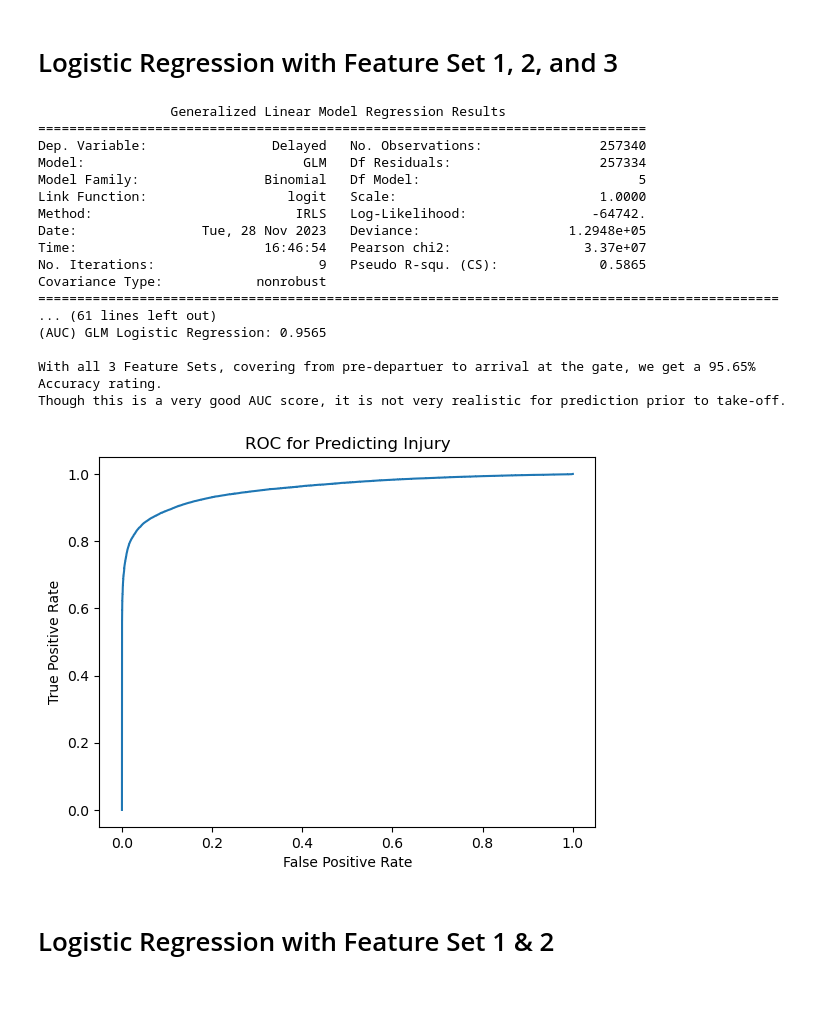
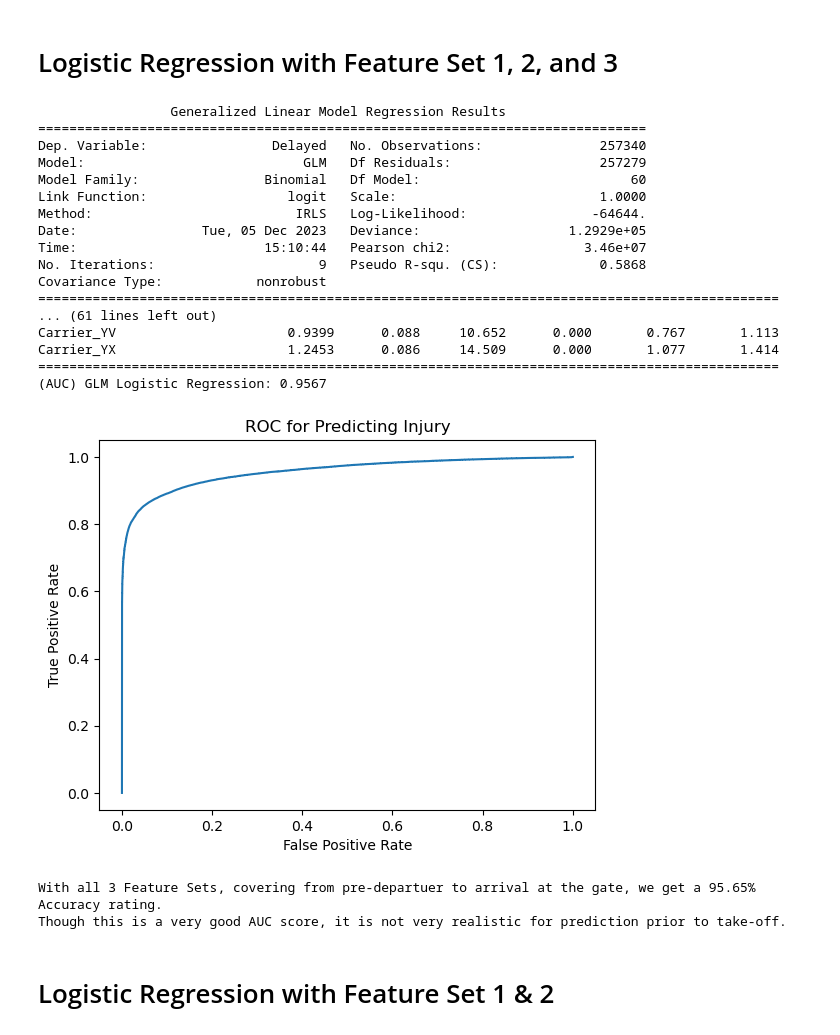
Before and after one commit to NedKost/MS-AAI-501-Team-Project, a Jupyter notebook: notebooks/Logistic Regression.ipynb, the cells around one changed output. Cells and saved outputs as stored; diff of their text form; code cells hidden in the pictures; blank space fills up the shorter version.

```diff
--- a/notebooks/Logistic Regression.ipynb
+++ b/notebooks/Logistic Regression.ipynb
@@ -220,69 +199,39 @@ The strong Linear relationship between Departure Delay (DepDelay) and Arrival De
 # Logistic Regression with Feature Set 1, 2, and 3
 # %%
 # Columns to use as Features
-features = ['Month', 'DayOfWeek', 'DayofMonth', 'Origin', 'Dest','CRSDepTime', 'CRSArrTime', 'CRSElapsedTime',
+fs123 = ['Month', 'DayOfWeek', 'DayofMonth', 'Origin', 'Dest','CRSDepTime', 'CRSArrTime', 'CRSElapsedTime',
             'Distance', 'Carrier', 'Aircraft_Daily_Flight_Count', 'Full-time', 'Part-time', 'Origin_Windspeed',
             'Origin_Precip', 'Dest_Windspeed', 'Dest_Precip', 'origin_ianaTimeZone', 'dest_ianaTimeZone',
             'DepDelay','DepTarmacTime', 'AirTime', 'ArrTarmacTime']
 
 
-# Declare X and Y from dataframe
-x = flights_df[features]
-y = flights_df['Delayed']
+# Run Logistic Regression Model using feature sets 1, 2, and 3
+fs123_binom_model = run_logreg_model(flights_df, fs123)
 
-# Encoding categorical variables
-x = binary_encode_timezone(x, ['origin_ianaTimeZone', 'dest_ianaTimeZone', 'Dest', 'Origin'])
-x = pd.get_dummies(x, columns=['Carrier'])
-
-# Split datset into Test / Train datasets
-x_train, x_test, y_train, y_test = train_test_split(x, y, test_size=0.25, random_state=42)
-
-# Initiate the GLM Model, fit it to data, and output the summary
-glm_binom_model = sm.GLM(y_train, x_train, family=sm.families.Binomial(link=sm.families.links.logit())).fit()
-print(glm_binom_model.summary())
-
-# Predict probability that given y value is 1
-y_predict = glm_binom_model.predict(x_test)
-
-# Calculate AUC of model
-auc = roc_auc_score(y_test, y_predict)
-acc = accuracy_score(y_test, y_predict)
-
-# Print AUC score and Summary
-print('(AUC) GLM Logistic Regression: %.4f' % auc)
 print('')
 print('With all 3 Feature Sets, covering from pre-departuer to arrival at the gate, we get a 95.65%  Accuracy rating.')
 print('Though this is a very good AUC score, it is not very realistic for prediction prior to take-off.')
 # %% [output]
                  Generalized Linear Model Regression Results
 ==============================================================================
 Dep. Variable:                Delayed   No. Observations:               257340
-Model:                            GLM   Df Residuals:                   257334
-Model Family:                Binomial   Df Model:                            5
+Model:                            GLM   Df Residuals:                   257279
+Model Family:                Binomial   Df Model:                           60
 Link Function:                  logit   Scale:                          1.0000
-Method:                          IRLS   Log-Likelihood:                -64742.
-Date:                Tue, 28 Nov 2023   Deviance:                   1.2948e+05
-Time:                        16:46:54   Pearson chi2:                 3.37e+07
-No. Iterations:                     9   Pseudo R-squ. (CS):             0.5865
+Method:                          IRLS   Log-Likelihood:                -64644.
+Date:                Tue, 05 Dec 2023   Deviance:                   1.2929e+05
+Time:                        15:10:44   Pearson chi2:                 3.46e+07
+No. Iterations:                     9   Pseudo R-squ. (CS):             0.5868
 Covariance Type:            nonrobust
 ===============================================================================================
 ... (61 lines left out)
-(AUC) GLM Logistic Regression: 0.9565
-
-With all 3 Feature Sets, covering from pre-departuer to arrival at the gate, we get a 95.65%  Accuracy rating.
-Though this is a very good AUC score, it is not very realistic for prediction prior to take-off.
+Carrier_YV                      0.9399      0.088     10.652      0.000       0.767       1.113
+Carrier_YX                      1.2453      0.086     14.509      0.000       1.077       1.414
+===============================================================================================
+(AUC) GLM Logistic Regression: 0.9567
+[figure, added]
+With all 3 Feature Sets, covering from pre-departuer to arrival at the gate, we get a 95.65%  Accuracy rating.
+Though this is a very good AUC score, it is not very realistic for prediction prior to take-off.
-# %%
-# Calculate AUC metrics
-fpr, tpr, _ = metrics.roc_curve(y_test, y_predict)
-
-# create ROC curve
-plt.plot(fpr, tpr)
-plt.ylabel("True Positive Rate")
-plt.xlabel("False Positive Rate")
-plt.title("ROC for Predicting Injury")
-plt.show()
-# %% [output]
-[figure, removed]
 # %% [markdown]
 # Logistic Regression with Feature Set 1 & 2
 # %%
```
Also changed, not shown: parts of 29 cells of this notebook.
